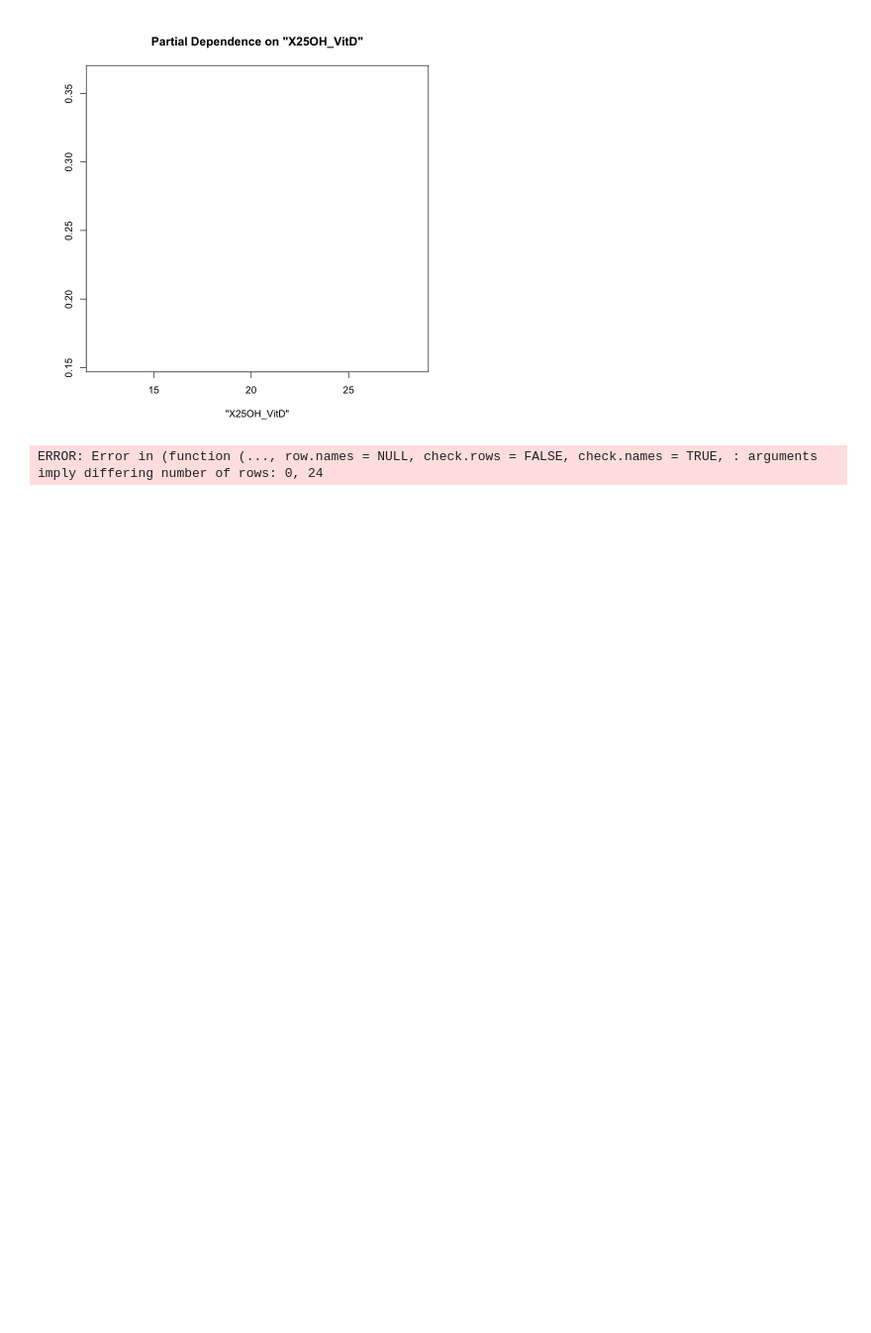
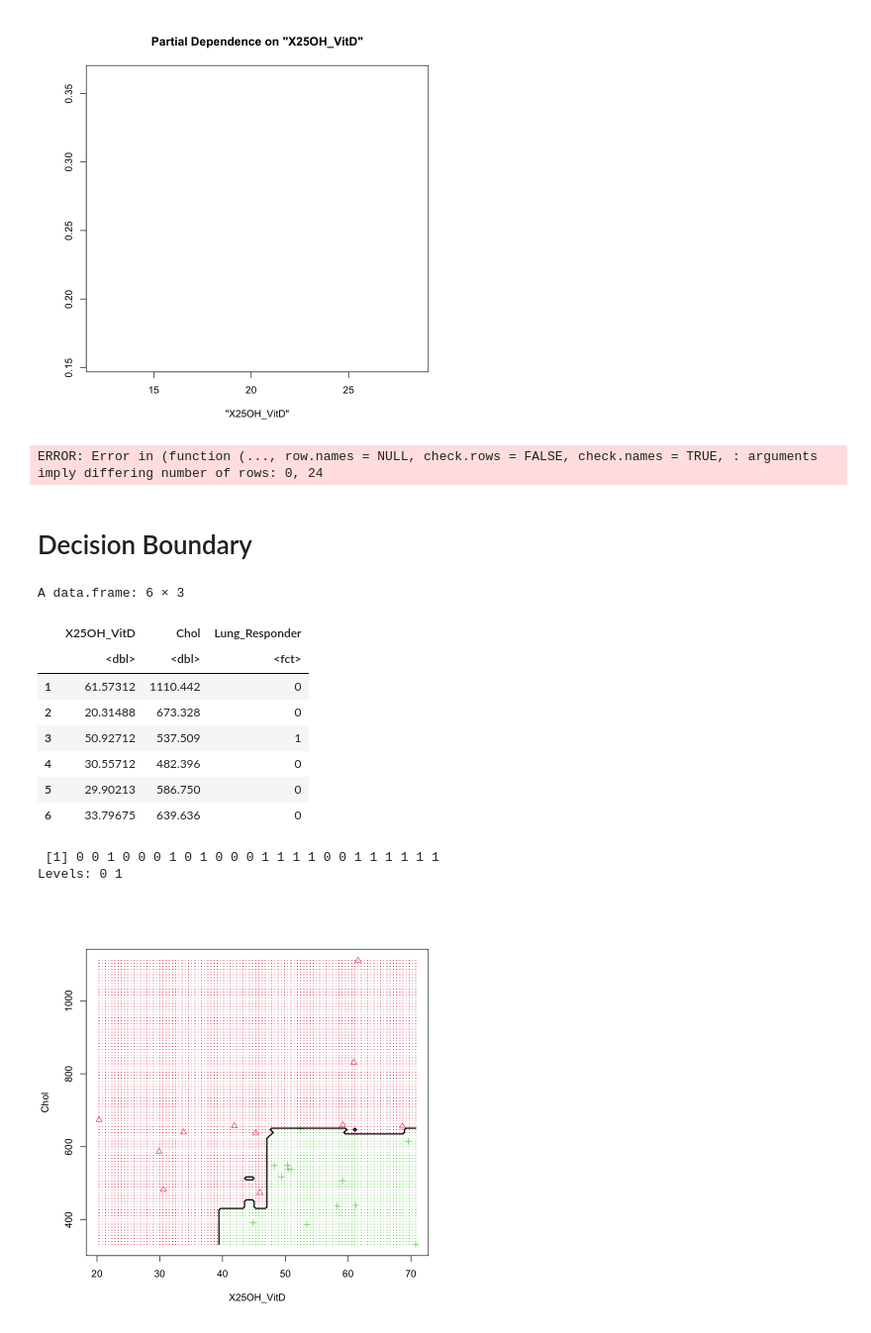
Before and after one commit to UNC-CEMALB/Ozone-exposure-is-associated-with-alterations-in-lung-and-systemic-sterol-profiles-in-healthy-and-as, a Jupyter notebook: 3. ML Visualization/ICE Plot.ipynb, the cells around one changed output. Shown at 99% size. Drawn from its saved outputs; the diff is of its cells as text; code cells hidden in the pictures; blank space fills up the shorter version.

```diff
--- a/3. ML Visualization/ICE Plot.ipynb
+++ b/3. ML Visualization/ICE Plot.ipynb
@@ -213,3 +198,5 @@ imp <- FeatureImp$new(predictor, loss = "mae")
 plot(imp)
 # %% [output]
 ERROR: Error in (function (..., row.names = NULL, check.rows = FALSE, check.names = TRUE, : arguments imply differing number of rows: 0, 24
+# %% [markdown]
+# Decision Boundary
@@ -215,0 +206,56 @@ ERROR: Error in (function (..., row.names = NULL, check.rows = FALSE, check.name
+# %%
+# input:
+# model: classification model
+# data: training set
+# class: response variable
+
+boundary <- function(model, data, class = NULL, predict_type = "class",
+  resolution = 100, showgrid = TRUE, ...) {
+
+  if(!is.null(class)) cl <- data[,class] else cl <- 1
+  data <- data[,1:2]
+  k <- length(unique(cl))
+
+  plot(data, col = as.integer(cl)+1L, pch = as.integer(cl)+1L, ...)
+
+  # make grid
+  r <- sapply(data, range, na.rm = TRUE)
+  xs <- seq(r[1,1], r[2,1], length.out = resolution)
+  ys <- seq(r[1,2], r[2,2], length.out = resolution)
+  g <- cbind(rep(xs, each=resolution), rep(ys, time = resolution))
+  colnames(g) <- colnames(r)
+  g <- as.data.frame(g)
+
+  ### guess how to get class labels from predict
+  ### (unfortunately not very consistent between models)
+  p <- predict(model, g, type = predict_type)
+  if(is.list(p)) p <- p$class
+  p <- as.factor(p)
+
+  if(showgrid) points(g, col = as.integer(p)+1L, pch = ".")
+
+  z <- matrix(as.integer(p), nrow = resolution, byrow = TRUE)
+  contour(xs, ys, z, add = TRUE, drawlabels = FALSE,
+    lwd = 2, levels = (1:(k-1))+.5)
+
+  invisible(z)
+}
+# %%
+#first_model = rf_models_lung_resp[[1]][[1]][[1]][[1]][[2]]
+fake_data = data.frame(lung_resp_df[,c("X25OH_VitD", "Chol", "Lung_Responder")])
+head(fake_data)
+first_model = randomForest(Lung_Responder~., data = fake_data)
+boundary(first_model, fake_data, class = "Lung_Responder")
+# %% [output]
+A data.frame: 6 × 3
+|  | X25OH_VitD | Chol | Lung_Responder |
+|  | <dbl> | <dbl> | <fct> |
+| 1 | 61.57312 | 1110.442 | 0 |
+| 2 | 20.31488 | 673.328 | 0 |
+| 3 | 50.92712 | 537.509 | 1 |
+| 4 | 30.55712 | 482.396 | 0 |
+| 5 | 29.90213 | 586.750 | 0 |
+| 6 | 33.79675 | 639.636 | 0 |
+ [1] 0 0 1 0 0 0 1 0 1 0 0 0 1 1 1 1 0 0 1 1 1 1 1 1
+Levels: 0 1
+[figure, added]
```
Also changed, not shown: parts of 5 cells of this notebook, 1 other file.
